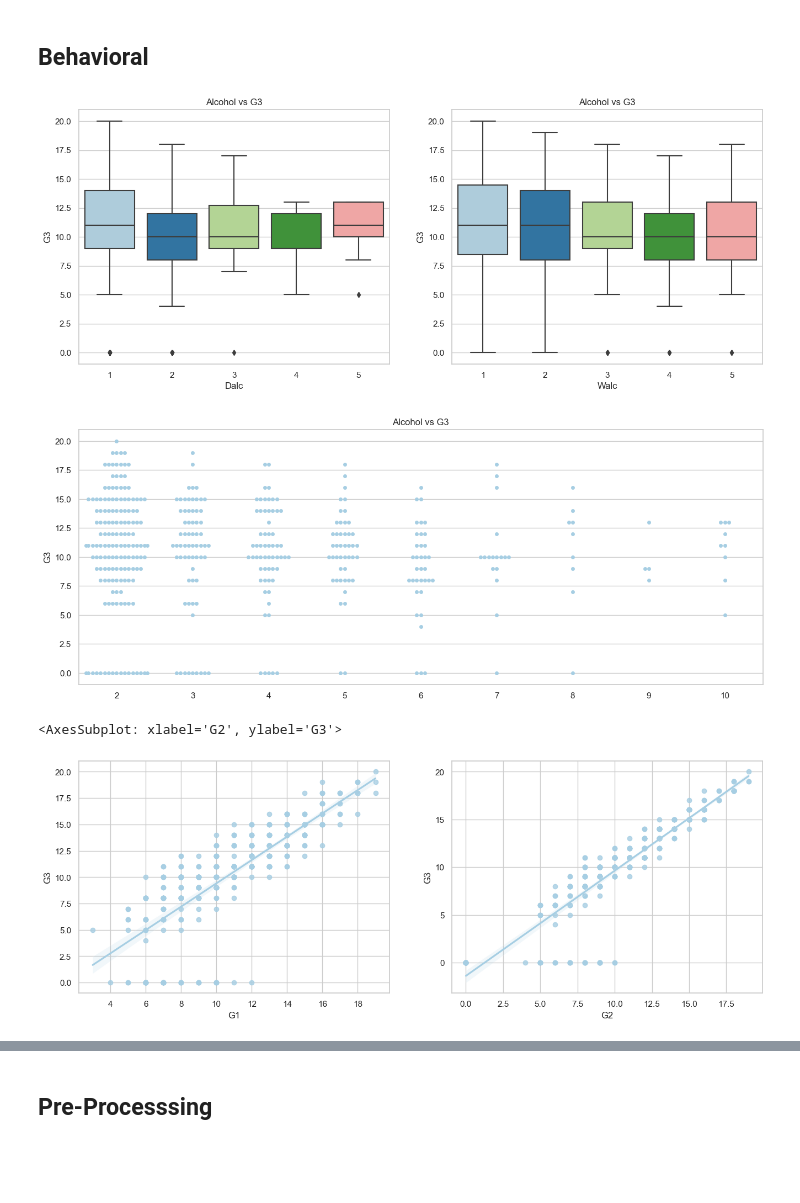
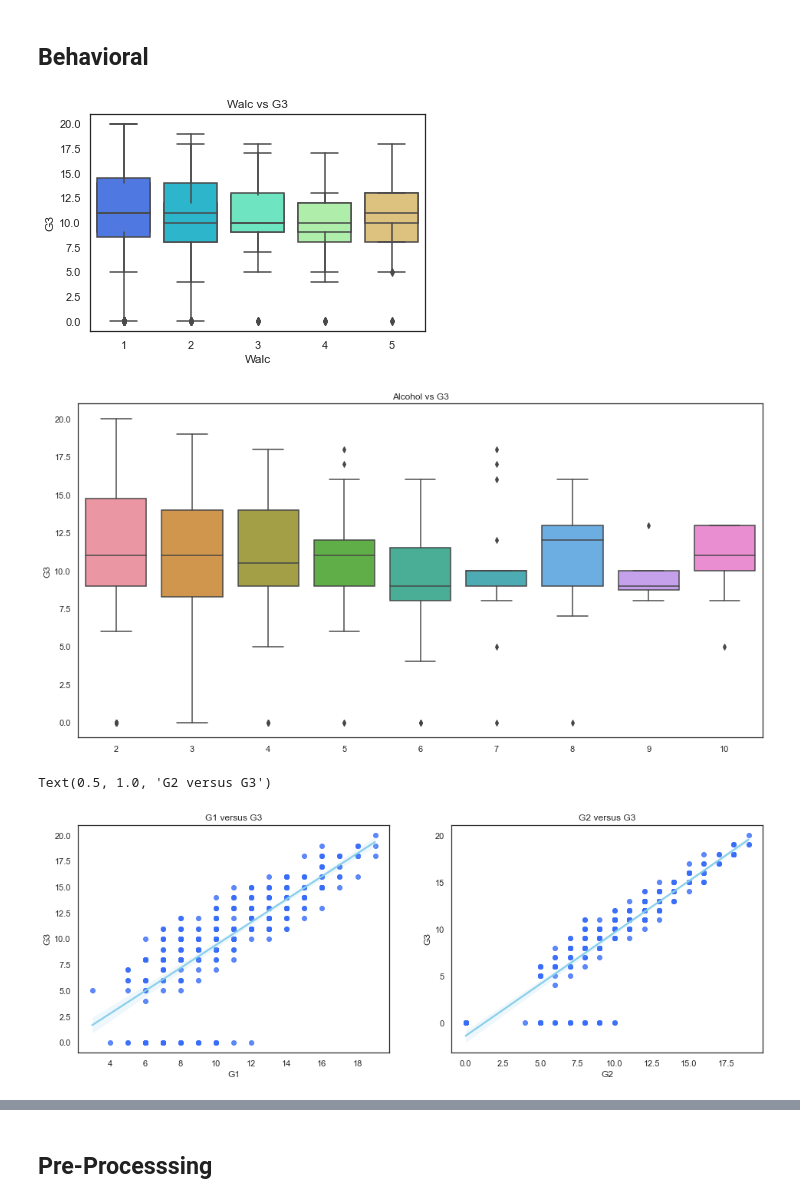
Before and after one commit to zshi719/student_grade_prediction, a Jupyter notebook: attemp1_vs.ipynb, the cells around one changed output, grey strips where cells are left out. Saved outputs shown, nothing was run; the diff lists cells and outputs as text; code cells hidden in the pictures; blank space fills up the shorter version.

```diff
--- a/attemp1_vs.ipynb
+++ b/attemp1_vs.ipynb
@@ -4,7 +4,7 @@ import matplotlib.pyplot as plt
 import numpy as np
 import pandas as pd
 import seaborn as sns
-sns.set_theme(style='whitegrid', palette='Paired')
+sns.set_theme(style='white', palette='rainbow')
 # %%
 data = pd.read_csv("data/student-mat.csv")
 data.head()
@@ -85,25 +87,25 @@ Text(0.5, 1.0, 'Romantic Relation vs G3')
 # %% [markdown]
 ## Behavioral
 # %%
-fig = plt.figure(figsize=(16, 6))
+#fig = plt.figure(figsize=(16, 6))
 fig.add_subplot(1, 2, 1)
-sns.boxplot(x='Dalc', y='G3', data=data).set_title('Alcohol vs G3')
+sns.boxplot(x='Dalc', y='G3', data=data).set_title('Dalc vs G3')
 fig.add_subplot(1, 2, 2)
-sns.boxplot(x='Walc', y='G3', data=data).set_title('Alcohol vs G3')
+sns.boxplot(x='Walc', y='G3', data=data).set_title('Walc vs G3')
 
 alc = data['Dalc'] + data['Walc']
-fig = plt.figure(figsize=(16, 6))
-sns.swarmplot(x=alc, y='G3', data=data).set_title('Alcohol vs G3')
+fig = plt.figure(figsize=(16, 8))
+sns.boxplot(x=alc, y='G3', data=data).set_title('Alcohol vs G3')
 plt.show()
 # %% [output]
-[figure, old version]
+[figure, new version]
-[figure, old version]
+[figure, new version]
 # %%
 fig = plt.figure(figsize=(16, 12))
 fig.add_subplot(2, 2, 1)
-sns.regplot(x='G1', y='G3', data=data)
+sns.regplot(x='G1', y='G3', data=data, line_kws={'color': 'skyblue'}).set_title('G1 versus G3')
 fig.add_subplot(2, 2, 2)
-sns.regplot(x='G2', y='G3', data=data)
+sns.regplot(x='G2', y='G3', data=data, line_kws={'color': 'skyblue'}).set_title('G2 versus G3')
 # %% [output]
-<AxesSubplot: xlabel='G2', ylabel='G3'>
+Text(0.5, 1.0, 'G2 versus G3')
-[figure, old version]
+[figure, new version]
```
Also changed, not shown: parts of 9 cells of this notebook.
